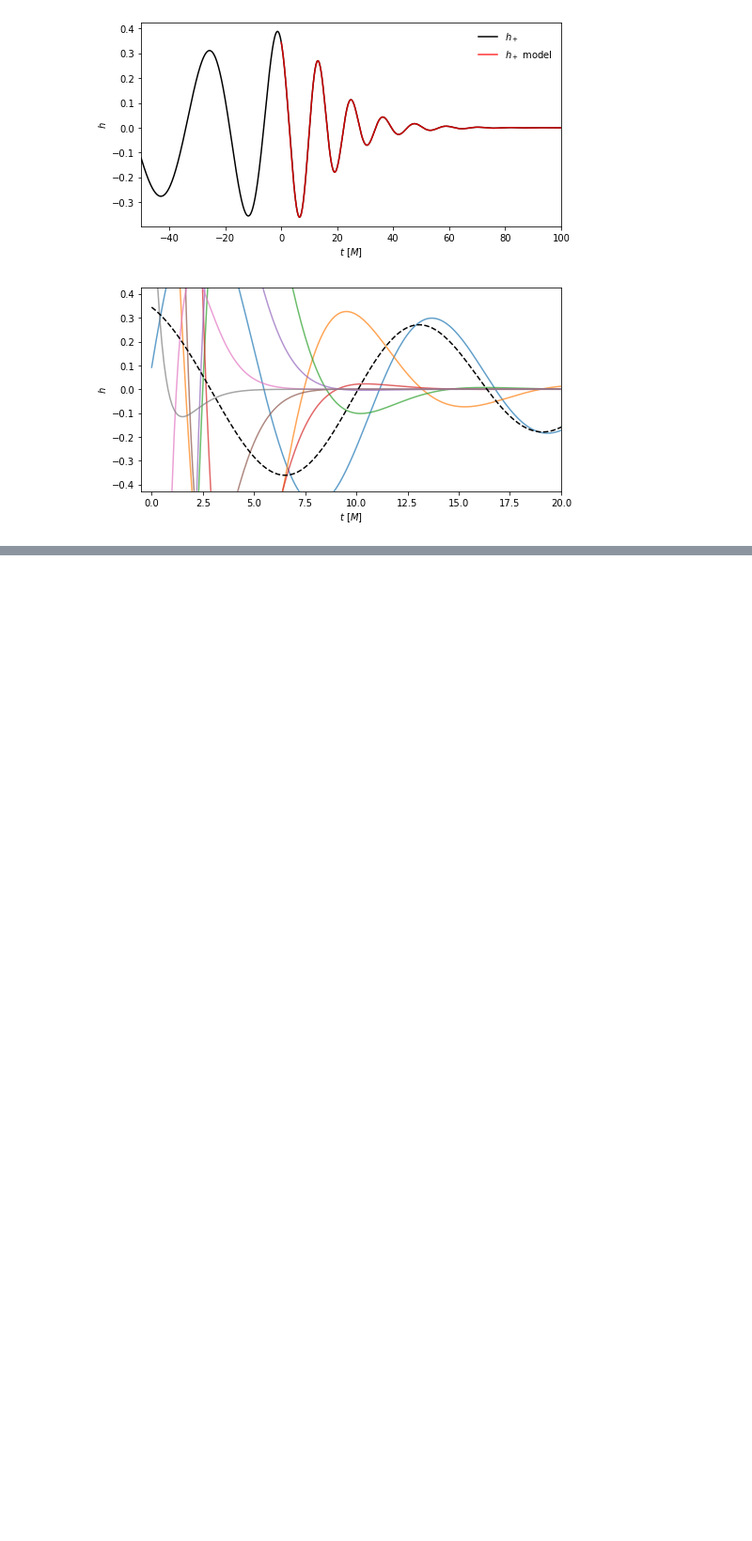
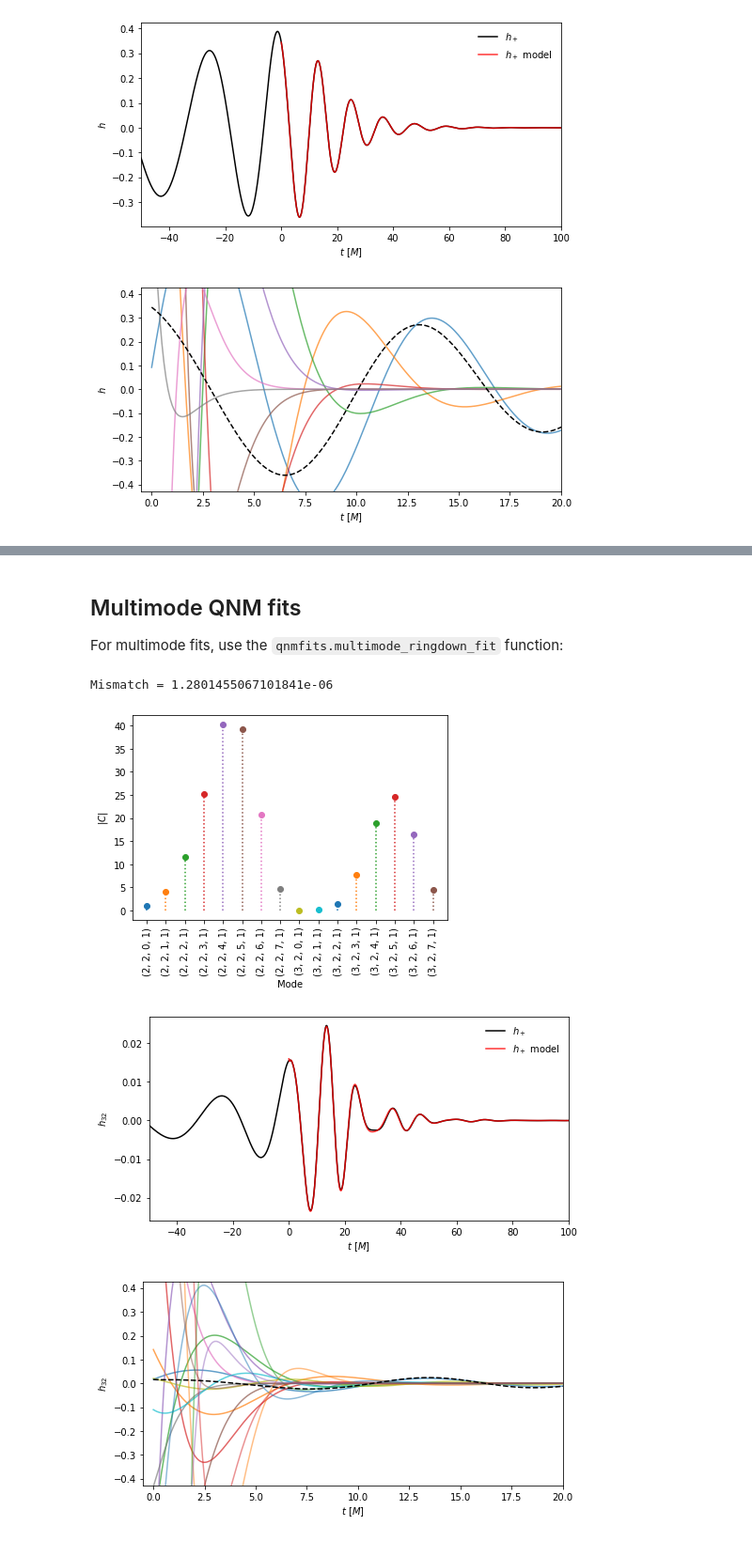
Before and after one commit to eliotfinch/qnmfits, a Jupyter notebook: examples/package_tutorial.ipynb, the cells around one changed output, grey strips where cells are left out. Shown at 94% size. Saved outputs shown, nothing was run; the diff lists cells and outputs as text; code cells hidden in the pictures; blank space fills up the shorter version.

```diff
--- a/examples/package_tutorial.ipynb
+++ b/examples/package_tutorial.ipynb
@@ -192,0 +211,51 @@ print(f'delta_chi = {delta_chi}\n')
+# %% [markdown]
+## Multimode QNM fits
+
+For multimode fits, use the `qnmfits.multimode_ringdown_fit` function:
+# %%
+# Perform a fit to the (2,2) and (3,2) spherical-harmonic modes using a
+# ringdown model with overtones of the fundamental (2,2,0) and (3,3,0) modes
+# (up to and including n=7)
+
+modes = [(l,2,n,1) for l in range(2,3+1) for n in range(7+1)]
+
+# We must specify the spherical modes we want to include in the fit
+spherical_modes = [(2,2),(3,2)]
+
+best_fit = qnmfits.multimode_ringdown_fit(
+    sim.times,
+    sim.h,
+    modes,
+    Mf=sim.Mf,
+    chif=sim.chif_mag,
+    t0=0,
+    spherical_modes=spherical_modes
+)
+
+print(f"Mismatch = {best_fit['mismatch']}")
+
+qnmfits.plot_mode_amplitudes(
+    best_fit['C'], best_fit['mode_labels'], log=False)
+
+# We can specify which spherical mode we want to plot:
+
+qnmfits.plot_ringdown(
+    sim.times,
+    sim.h,
+    best_fit=best_fit,
+    spherical_mode=(3,2)
+)
+
+peak_value = max(abs(sim.h[2,2]))
+
+qnmfits.plot_ringdown_modes(
+    best_fit,
+    spherical_mode=(3,2),
+    xlim=(-0.5,20),
+    ylim=(-peak_value*1.1,peak_value*1.1),
+    legend=False)
+# %% [output]
+Mismatch = 1.2801455067101841e-06
+[figure, added]
+[figure, added]
+[figure, added]
```
Also changed, not shown: parts of 11 cells of this notebook, 2 other files.
